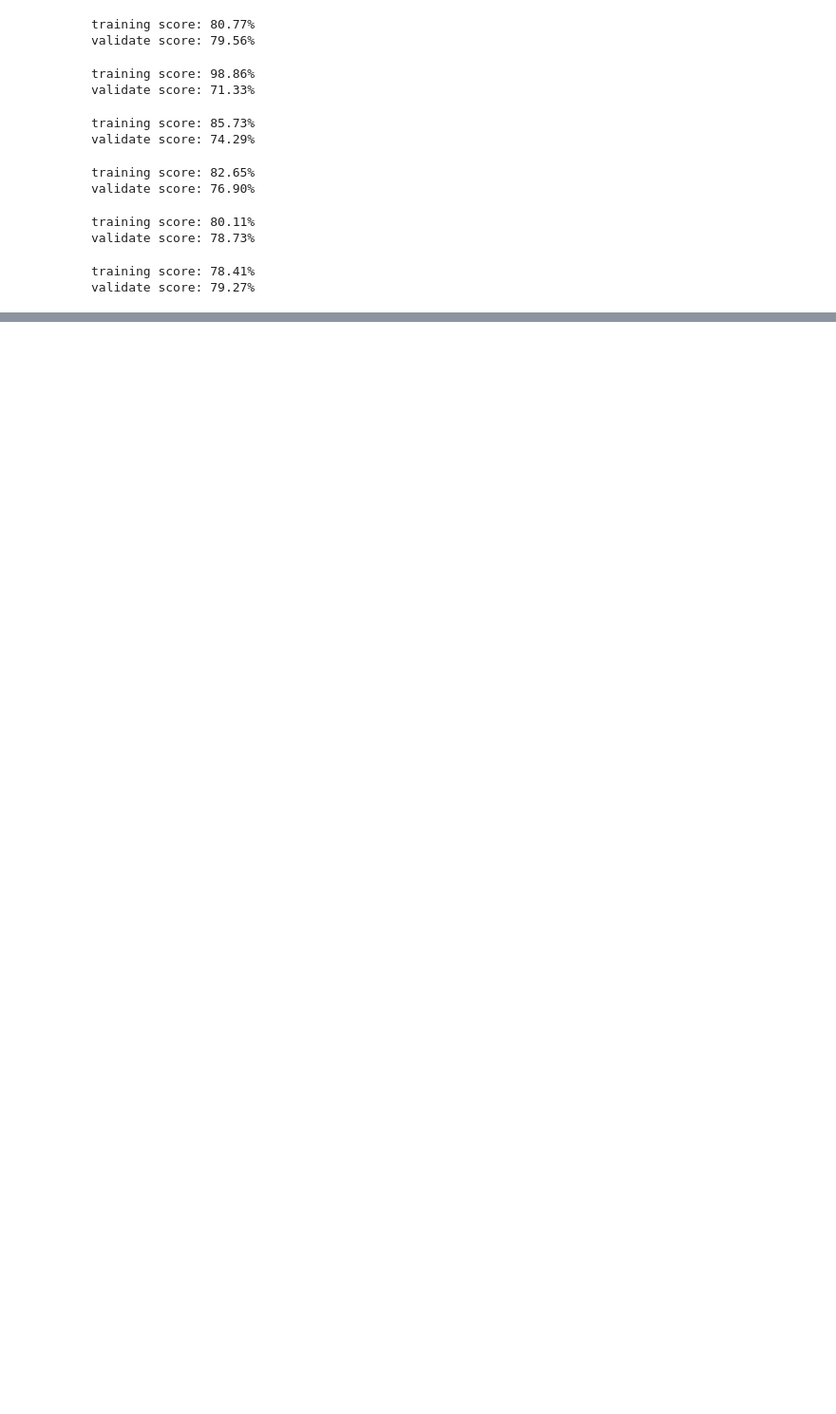
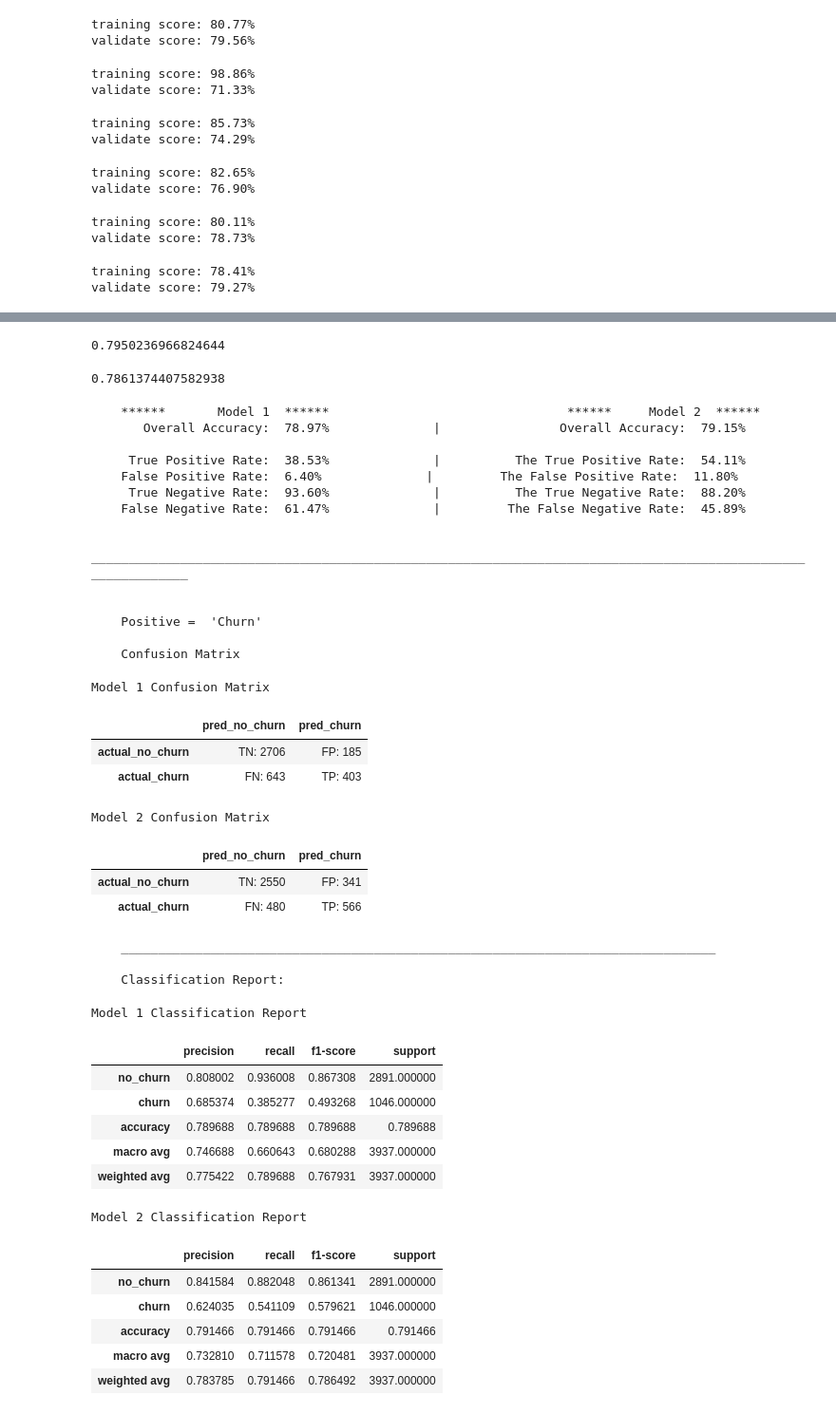
Before and after one commit to Tyler-Applegate/telco_churn_project, a Jupyter notebook: telco_scratchpad.ipynb, the cells around one changed output, grey strips where cells are left out. Shown at 95% size. Drawn from its saved outputs; the diff is of its cells as text; code cells hidden in the pictures; blank space fills up the shorter version.

```diff
--- a/telco_scratchpad.ipynb
+++ b/telco_scratchpad.ipynb
@@ -782,0 +906,60 @@ validate score: 79.27%
+# %%
+last_4 = ['has_contract', 'fiber', 'total_charges', 'monthly_charges']
+# %%
+X_train, y_train = train[last_4], train['has_churn']
+X_validate, y_validate = validate[last_4], validate['has_churn']
+X_test, y_test = test[last_4], test['has_churn']
+# %%
+tree_5 = DecisionTreeClassifier(max_depth=3, max_leaf_nodes=4, random_state=1221)
+tree_5.fit(X_train, y_train)
+print(tree_5.score(X_validate, y_validate))
+# %% [output]
+0.7950236966824644
+# %%
+tree_6 = DecisionTreeClassifier(max_depth=4, random_state=1221)
+tree_6.fit(X_train, y_train)
+print(tree_6.score(X_validate, y_validate))
+# %% [output]
+0.7861374407582938
+# %%
+mf.compare(tree_5, tree_6, X_train, y_train)
+# %% [output]
+    ******       Model 1  ******                                ******     Model 2  ******
+       Overall Accuracy:  78.97%              |                Overall Accuracy:  79.15%
+
+     True Positive Rate:  38.53%              |          The True Positive Rate:  54.11%
+    False Positive Rate:  6.40%              |         The False Positive Rate:  11.80%
+     True Negative Rate:  93.60%              |          The True Negative Rate:  88.20%
+    False Negative Rate:  61.47%              |         The False Negative Rate:  45.89%
+
+    _____________________________________________________________________________________________________________
+
+
+    Positive =  'Churn'
+
+    Confusion Matrix
+Model 1 Confusion Matrix
+|  | pred_no_churn | pred_churn |
+| actual_no_churn | TN: 2706 | FP: 185 |
+| actual_churn | FN: 643 | TP: 403 |
+Model 2 Confusion Matrix
+|  | pred_no_churn | pred_churn |
+| actual_no_churn | TN: 2550 | FP: 341 |
+| actual_churn | FN: 480 | TP: 566 |
+    ________________________________________________________________________________
+
+    Classification Report:
+Model 1 Classification Report
+|  | precision | recall | f1-score | support |
+| no_churn | 0.808002 | 0.936008 | 0.867308 | 2891.000000 |
+| churn | 0.685374 | 0.385277 | 0.493268 | 1046.000000 |
+| accuracy | 0.789688 | 0.789688 | 0.789688 | 0.789688 |
+| macro avg | 0.746688 | 0.660643 | 0.680288 | 3937.000000 |
+| weighted avg | 0.775422 | 0.789688 | 0.767931 | 3937.000000 |
+Model 2 Classification Report
+|  | precision | recall | f1-score | support |
+| no_churn | 0.841584 | 0.882048 | 0.861341 | 2891.000000 |
+| churn | 0.624035 | 0.541109 | 0.579621 | 1046.000000 |
+| accuracy | 0.791466 | 0.791466 | 0.791466 | 0.791466 |
+| macro avg | 0.732810 | 0.711578 | 0.720481 | 3937.000000 |
+| weighted avg | 0.783785 | 0.791466 | 0.786492 | 3937.000000 |
```
Also changed, not shown: parts of 15 cells of this notebook, 2 other files.
